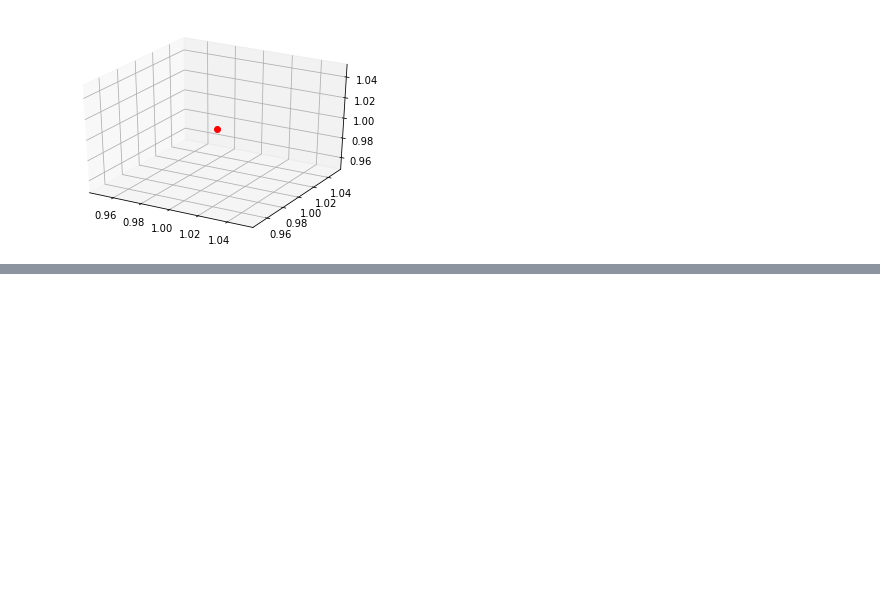
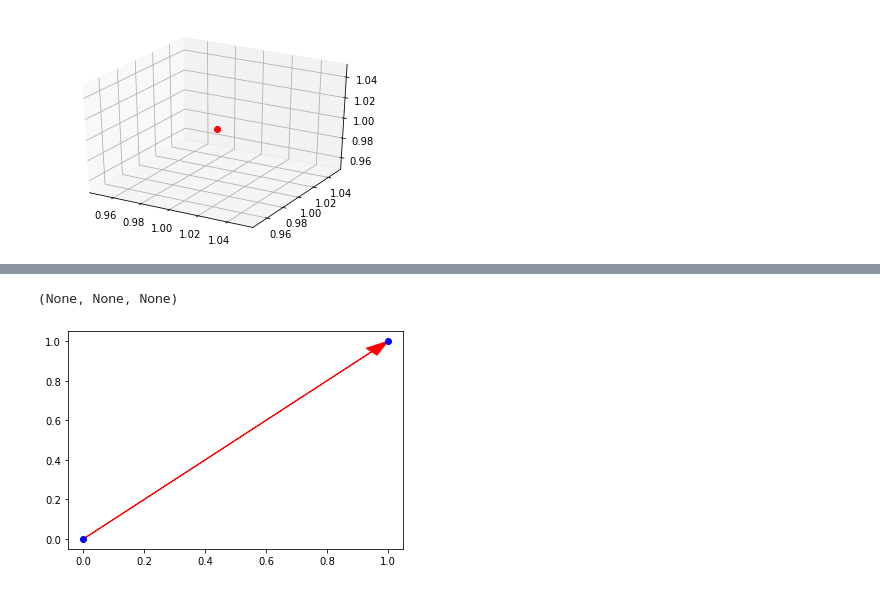
Before and after one commit to stevenkfirth/crossproduct, a Jupyter notebook: notebooks/dev/Point.ipynb, the cells around one changed output, grey strips where cells are left out. Saved outputs shown, nothing was run; the diff lists cells and outputs as text; code cells hidden in the pictures; blank space fills up the shorter version.

```diff
--- a/notebooks/dev/Point.ipynb
+++ b/notebooks/dev/Point.ipynb
@@ -16,0 +27,10 @@ Point(1,1,1).plot(ax,'ro')
+# %%
+# sub
+pt1=Point(1,1)
+pt2=Point(0,0)
+result=pt1-pt2
+fig, ax = plt.subplots()
+pt1.plot(ax,'bo'), pt2.plot(ax,'bo'), result.plot(ax,color='r')
+# %% [output]
+(None, None, None)
+[figure, added]
```
Also changed, not shown: parts of 2 cells of this notebook, 7 other files.
